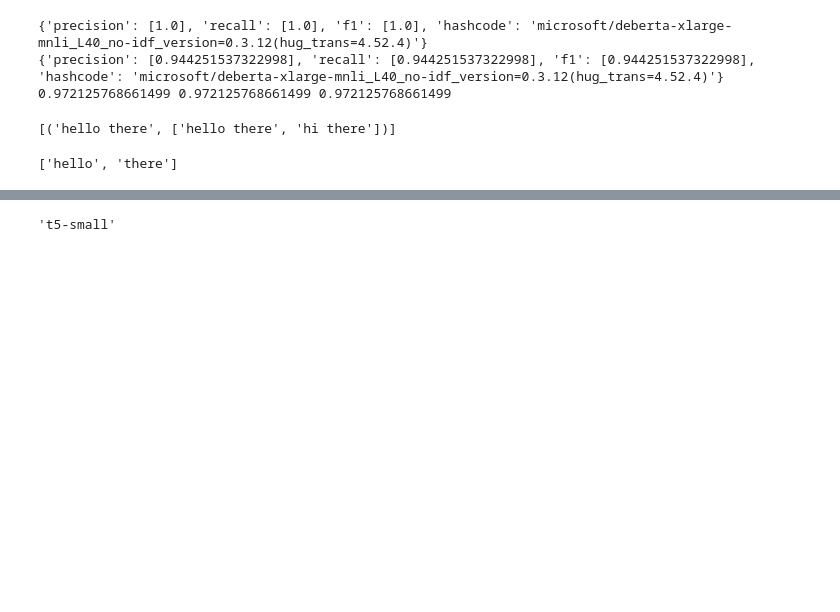
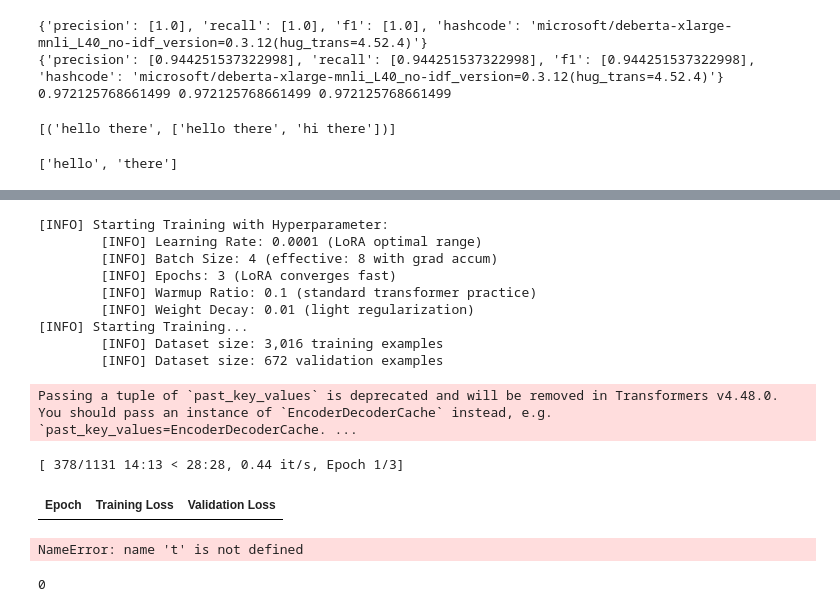
Before and after one commit to Mohitag94/grammar_correction, a Jupyter notebook: test.ipynb, the cells around one changed output, grey strips where cells are left out. Drawn from its saved outputs; the diff is of its cells as text; code cells hidden in the pictures; blank space fills up the shorter version.

```diff
--- a/test.ipynb
+++ b/test.ipynb
@@ -608,4 +617,4 @@ trainer = Trainer(
     tokenizer=tokenizer,                    # Tokenizer for the model
 )
 # %%
-trainer.train()
+# trainer.train()
@@ -1721,3 +2310,3 @@ class T5LoRATrainer:
 # %%
-T5LoRATrainer(tokenizer, model)
+t = T5LoRATrainer(tokenizer, model)
 # %% [output]
@@ -1730,3 +2335,23 @@ T5LoRATrainer(tokenizer, model)
 # %%
+t.trainer(train, val)
 # %% [output]
-'t5-small'
+[INFO] Starting Training with Hyperparameter:
+        [INFO] Learning Rate: 0.0001 (LoRA optimal range)
+        [INFO] Batch Size: 4 (effective: 8 with grad accum)
+        [INFO] Epochs: 3 (LoRA converges fast)
+        [INFO] Warmup Ratio: 0.1 (standard transformer practice)
+        [INFO] Weight Decay: 0.01 (light regularization)
+[INFO] Starting Training...
+        [INFO] Dataset size: 3,016 training examples
+        [INFO] Dataset size: 672 validation examples
+Passing a tuple of `past_key_values` is deprecated and will be removed in Transformers v4.48.0. You should pass an instance of `EncoderDecoderCache` instead, e.g. `past_key_values=EncoderDecoderCache. ...
+[ 378/1131 14:13 < 28:28, 0.44 it/s, Epoch 1/3]
+| Epoch | Training Loss | Validation Loss |
+# %%
+t.state.log_history()
+# %% [output]
+NameError: name 't' is not defined
+# %%
+tokenizer.pad_token_id
+# %% [output]
+0
```
Also changed, not shown: parts of 8 cells of this notebook, 1 other file.
